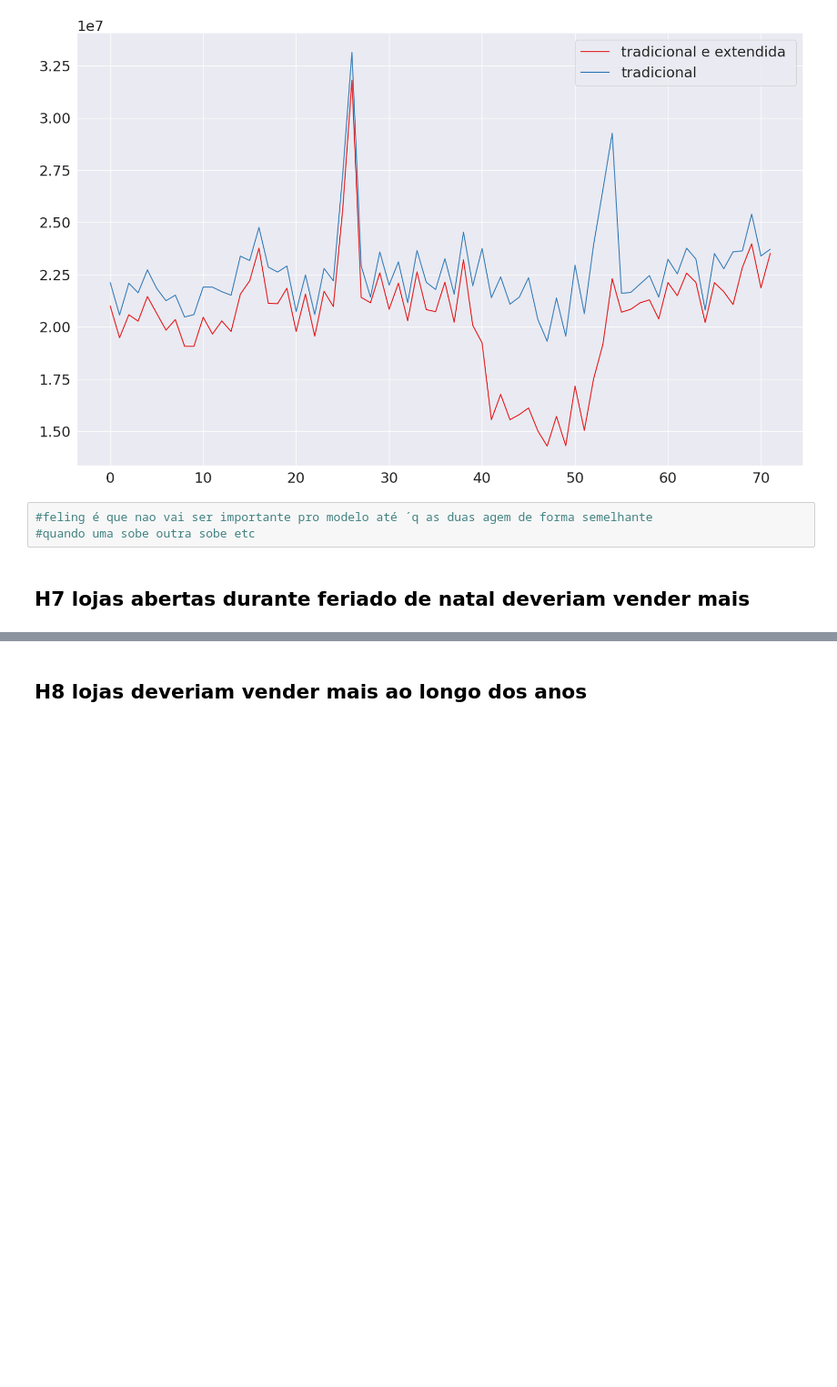
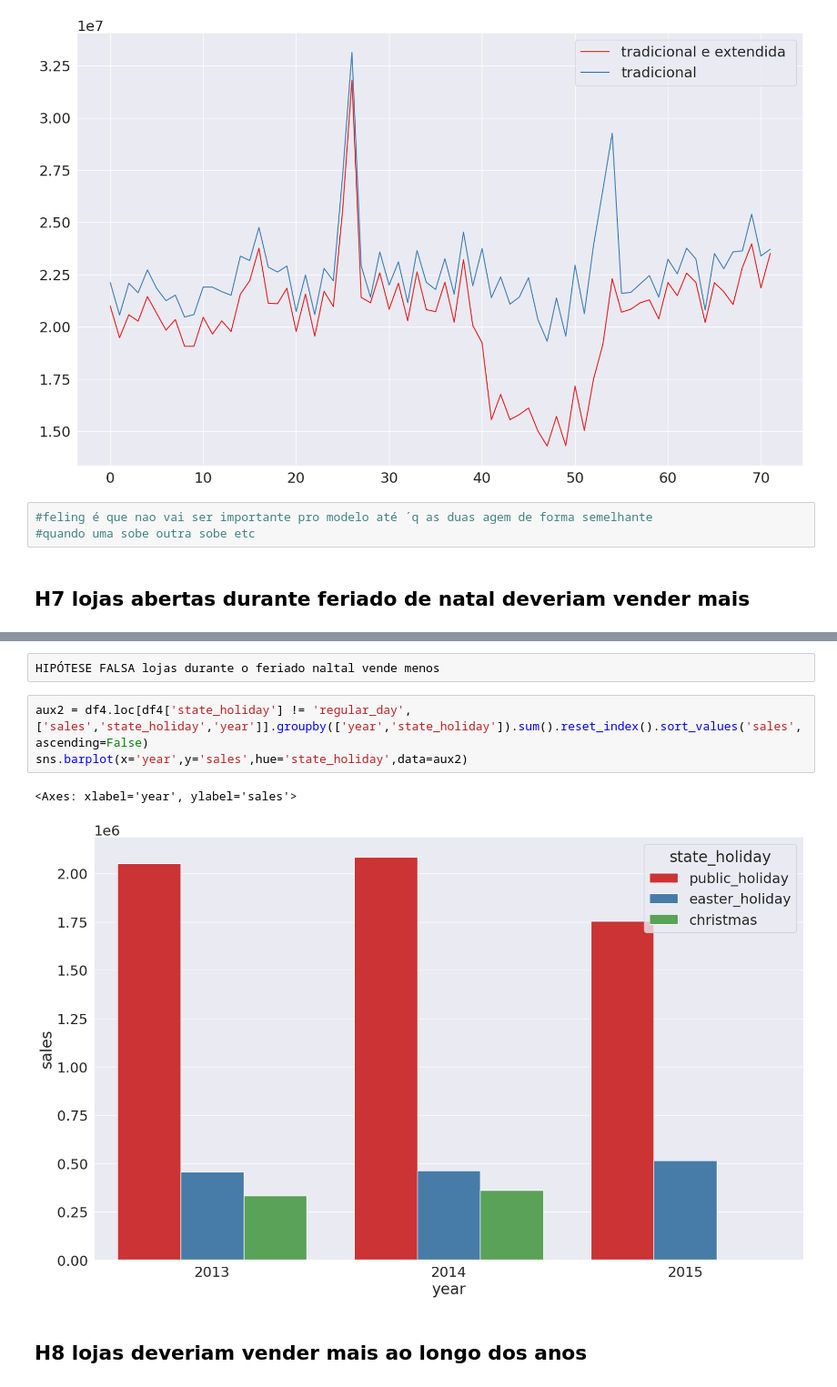
Before and after one commit to ffredericoDS/DS_producao, a Jupyter notebook: 4explory Data.ipynb, the cells around one changed output, grey strips where cells are left out. Shown at 91% size. Saved outputs shown, nothing was run; the diff lists cells and outputs as text; blank space fills up the shorter version.

Commit message:
validando mais hipóteses de negocio

```diff
--- a/4explory Data.ipynb
+++ b/4explory Data.ipynb
@@ -598,2 +615,10 @@ ax.legend(labels=['tradicional e extendida ','tradicional'])
+# %%
+HIPÓTESE FALSA lojas durante o feriado naltal vende menos
+# %%
+aux2 = df4.loc[df4['state_holiday'] != 'regular_day',['sales','state_holiday','year']].groupby(['year','state_holiday']).sum().reset_index().sort_values('sales',ascending=False)
+sns.barplot(x='year',y='sales',hue='state_holiday',data=aux2)
+# %% [output]
+<Axes: xlabel='year', ylabel='sales'>
+[figure, added]
 # %% [markdown]
 ## H8 lojas deveriam vender mais ao longo dos anos
```
Also changed, not shown: parts of 21 cells of this notebook.
